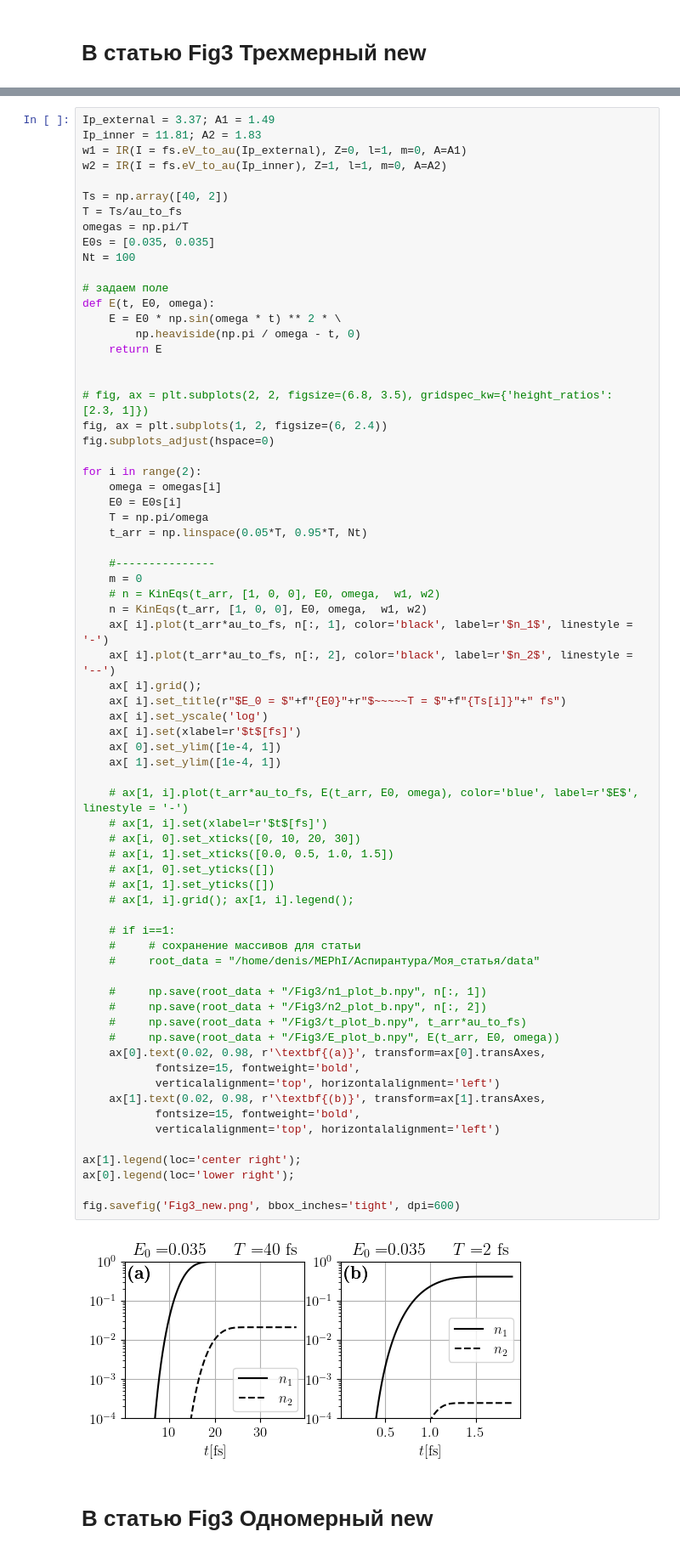
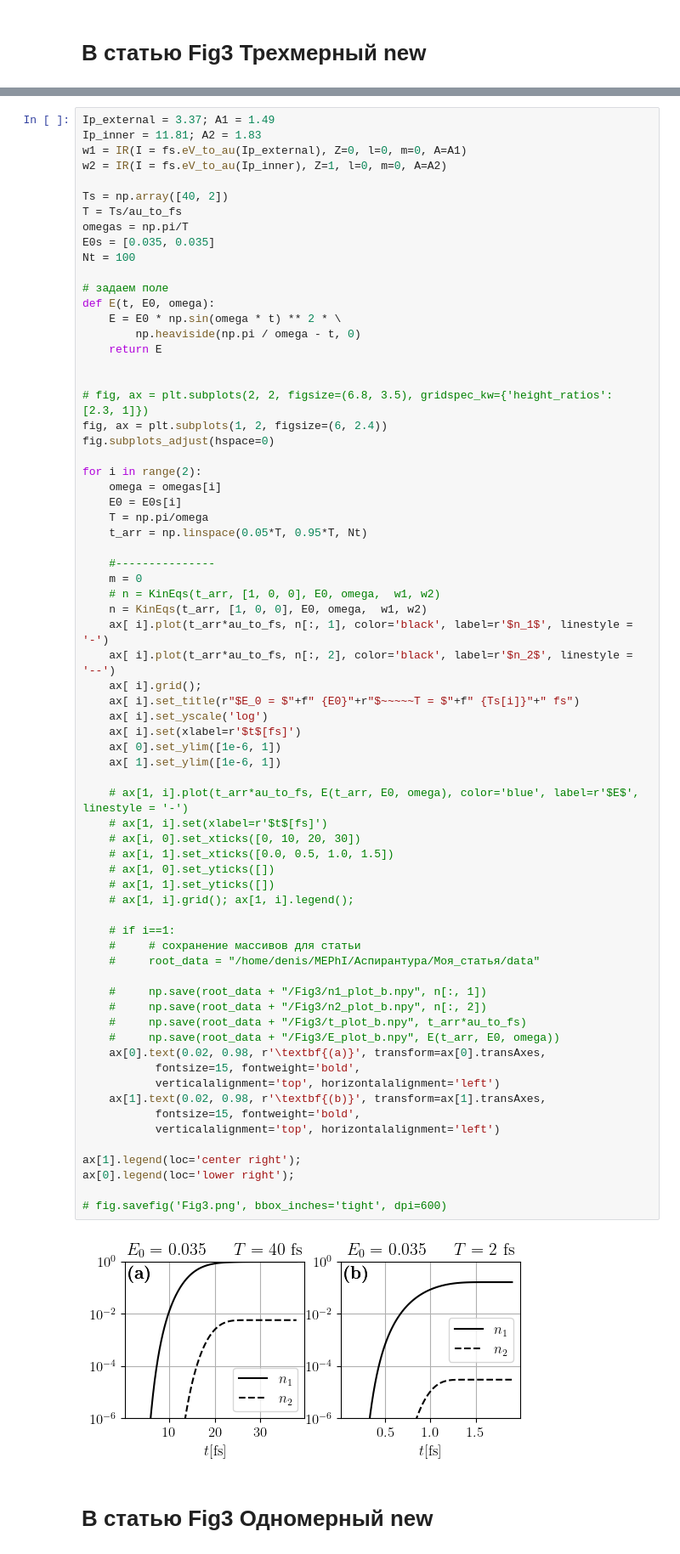
Before and after one commit to DenTyur/RSSFM, a Jupyter notebook: src/analitic/analitic.ipynb, the cells around one changed output, grey strips where cells are left out. Shown at 85% size. Drawn from its saved outputs; the diff is of its cells as text.

```diff
--- a/src/analitic/analitic.ipynb
+++ b/src/analitic/analitic.ipynb
@@ -384,8 +375,8 @@ fig.savefig('Fig3_new.png', bbox_inches='tight', dpi=600)
 # %%
 Ip_external = 3.37; A1 = 1.49
 Ip_inner = 11.81; A2 = 1.83
-w1 = IR(I = fs.eV_to_au(Ip_external), Z=0, l=1, m=0, A=A1)
-w2 = IR(I = fs.eV_to_au(Ip_inner), Z=1, l=1, m=0, A=A2)
+w1 = IR(I = fs.eV_to_au(Ip_external), Z=0, l=0, m=0, A=A1)
+w2 = IR(I = fs.eV_to_au(Ip_inner), Z=1, l=0, m=0, A=A2)
 
 Ts = np.array([40, 2])
 T = Ts/au_to_fs
@@ -417,41 +408,41 @@ for i in range(2):
     ax[ i].plot(t_arr*au_to_fs, n[:, 1], color='black', label=r'$n_1$', linestyle = '-')
     ax[ i].plot(t_arr*au_to_fs, n[:, 2], color='black', label=r'$n_2$', linestyle = '--')
     ax[ i].grid();
-    ax[ i].set_title(r"$E_0 = $"+f"{E0}"+r"$~~~~~T = $"+f"{Ts[i]}"+" fs")
+    ax[ i].set_title(r"$E_0 = $"+f" {E0}"+r"$~~~~~T = $"+f" {Ts[i]}"+" fs")
     ax[ i].set_yscale('log')
     ax[ i].set(xlabel=r'$t$[fs]')
-    ax[ 0].set_ylim([1e-4, 1])
-    ax[ 1].set_ylim([1e-4, 1])
+    ax[ 0].set_ylim([1e-6, 1])
+    ax[ 1].set_ylim([1e-6, 1])
 
     # ax[1, i].plot(t_arr*au_to_fs, E(t_arr, E0, omega), color='blue', label=r'$E$', linestyle = '-')
     # ax[1, i].set(xlabel=r'$t$[fs]')
     # ax[i, 0].set_xticks([0, 10, 20, 30])
     # ax[i, 1].set_xticks([0.0, 0.5, 1.0, 1.5])
     # ax[1, 0].set_yticks([])
     # ax[1, 1].set_yticks([])
     # ax[1, i].grid(); ax[1, i].legend();
 
     # if i==1:
     #     # сохранение массивов для статьи
     #     root_data = "/home/denis/MEPhI/Аспирантура/Моя_статья/data"
 
     #     np.save(root_data + "/Fig3/n1_plot_b.npy", n[:, 1])
     #     np.save(root_data + "/Fig3/n2_plot_b.npy", n[:, 2])
     #     np.save(root_data + "/Fig3/t_plot_b.npy", t_arr*au_to_fs)
     #     np.save(root_data + "/Fig3/E_plot_b.npy", E(t_arr, E0, omega))
     ax[0].text(0.02, 0.98, r'\textbf{(a)}', transform=ax[0].transAxes,
            fontsize=15, fontweight='bold',
            verticalalignment='top', horizontalalignment='left')
     ax[1].text(0.02, 0.98, r'\textbf{(b)}', transform=ax[1].transAxes,
            fontsize=15, fontweight='bold',
            verticalalignment='top', horizontalalignment='left')
 
 ax[1].legend(loc='center right');
 ax[0].legend(loc='lower right');
 
-fig.savefig('Fig3_new.png', bbox_inches='tight', dpi=600)
+# fig.savefig('Fig3.png', bbox_inches='tight', dpi=600)
 # %% [output]
-[figure, old version]
+[figure, new version]
 # %% [markdown]
 # В статью Fig3 Одномерный new
 # %%
```
Also changed, not shown: parts of 18 cells of this notebook, 2 other files.
